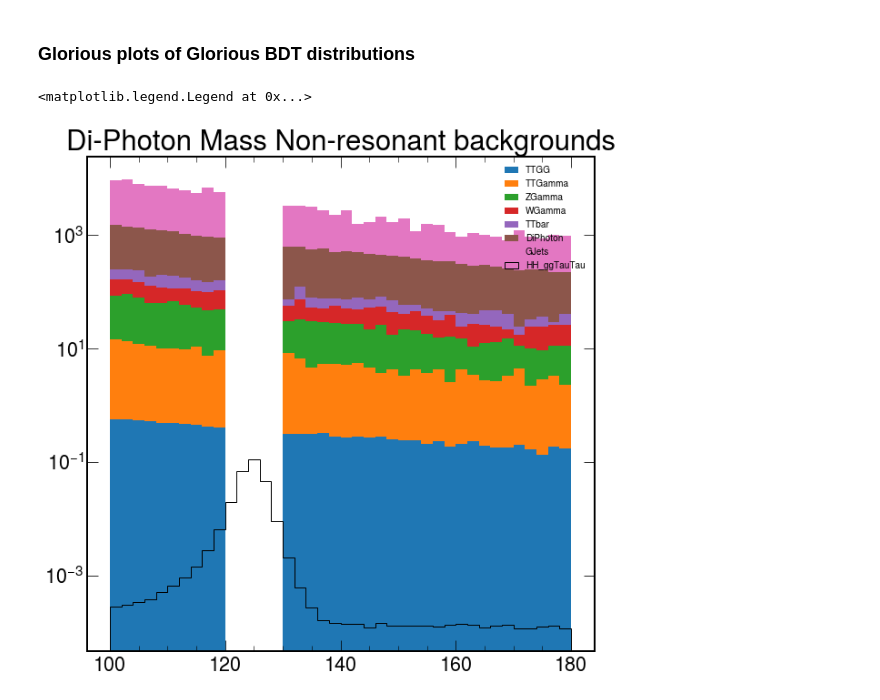
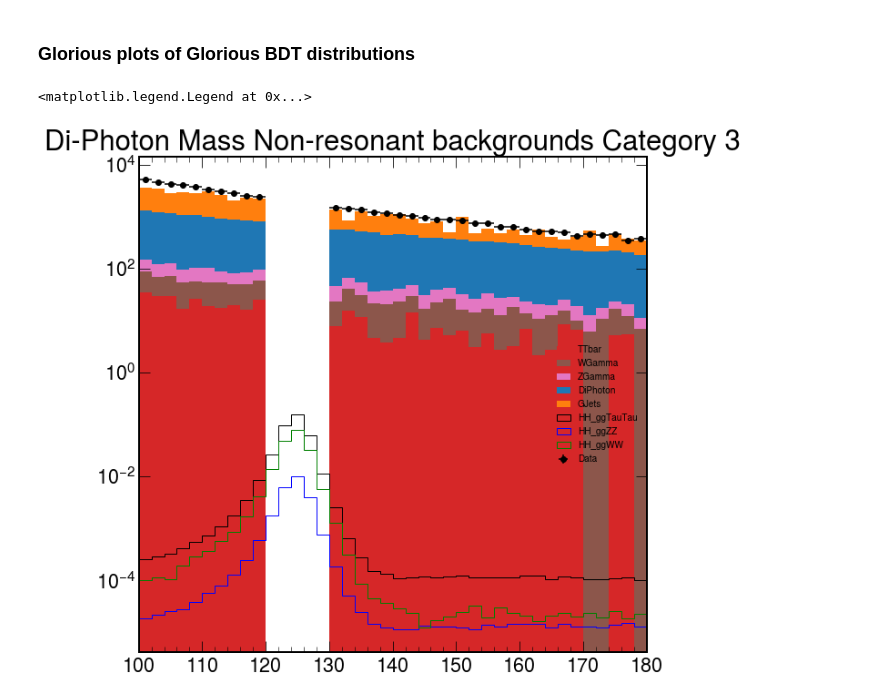
Before and after one commit to bsathian/prototype_looper, a Jupyter notebook: notebooks/Preliminary plots.ipynb, the cells around one changed output. Drawn from its saved outputs; the diff is of its cells as text; code cells hidden in the pictures.

```diff
--- a/notebooks/Preliminary plots.ipynb
+++ b/notebooks/Preliminary plots.ipynb
@@ -35,10 +38,14 @@ array([], dtype=float32)
 # %%
 process_ids = {}
 process_ids["Data"] = 0
+
 process_ids["HH_ggTauTau"] = -1
 process_ids["HH_ggZZ"] = -2
+process_ids["HH_ggZZ_4l"] = -5
+process_ids["HH_ggZZ_2l2q"] = -6
 process_ids["HH_ggWW_dileptonic"] = -3
 process_ids["HH_ggWW_semileptonic"] = -4
+
 process_ids["DiPhoton"] = 3
 process_ids["GJets"] = 8
 process_ids["TTGG"] = 7
@@ -60,6 +67,8 @@ is_resonant["HH_ggTauTau"] = True
 is_resonant["HH_ggZZ"] = True
 is_resonant["HH_ggWW_dileptonic"] = True
 is_resonant["HH_ggWW_semileptonic"] = True
+is_resonant["HH_ggZZ_4l"] = True
+is_resonant["HH_ggZZ_2l2q"] = True
 is_resonant["TTGG"] = False
 is_resonant["TTGamma"] = False
 is_resonant["TTbar"] = False
@@ -69,34 +78,59 @@ is_resonant["ZGamma"] = False
 is_resonant["ttH"] = True
 is_resonant["ggH"] = True
 is_resonant["VBFH"] = True
+# %%
+colors = {}
+colors["Data"] = "k"
+colors["DiPhoton"] = "C0"
+colors["GJets"] = "C1"
+colors["HH_ggTauTau"] = "k"
+colors["HH_ggZZ"] = "b"
+colors["HH_ggWW"] = "g"
+colors["TTbar"] = "C3"
+colors["VH"] = "C4"
+colors["WGamma"] = "C5"
+colors["ZGamma"] = "C6"
+colors["ttH"] = "C7"
+colors["ggH"] = "C8"
+colors["VBFH"] = "C2"
 # %% [markdown]
 ### Glorious plots of Glorious BDT distributions
 # %%
 mgg_binning = "40,100,180" # ROOT convention
 
 mgg_hists = {}
 for process, process_id in process_ids.items():
-    if is_resonant[process] and "HH_ggTauTau" not in process:
+    if is_resonant[process] and "HH_gg" not in process:
         continue
     toFill = df.loc[df["process_id"] == process_id, "mgg"] # select by process, then select the quantity
     weight = df.loc[df["process_id"] == process_id, "weight"]
-    mgg_hists[process] = Hist1D(toFill.values, bins=mgg_binning, label=process, weights=weight)
+    if process in colors:
+        mgg_hists[process] = Hist1D(toFill.values, bins=mgg_binning, label=process, weights=weight, color=colors[process])
+    else:
+        mgg_hists[process] = Hist1D(toFill.values, bins=mgg_binning, label=process, weights=weight)
 
 # plots
 # stack non-signals
-hist_stack = [hist for process, hist in mgg_hists.items() if process != "HH_ggTauTau" and process != "Data"]
+mgg_hists["TTbar"] += mgg_hists["TTGamma"] + mgg_hists["TTGG"]
+
+hist_stack = [hist for process, hist in mgg_hists.items() if "HH_gg" not in process and process != "Data" and "TTG" not in process]
 hist_stack = sorted(hist_stack, key=lambda x: x.integral)
 fig, ax = plt.subplots()
 
 plot_stack(hist_stack, ax=ax, histtype="stepfilled")
- #mgg_hists["Data"].plot(show_errors=True, color="k")
-mgg_hists["HH_ggTauTau"].plot(color="k", histtype="step")
-plt.title("Di-Photon Mass Non-resonant backgrounds")
+mgg_hists["Data"].plot(show_errors=True, color="k")
+
+mgg_hists["HH_ggZZ"] += mgg_hists["HH_ggZZ"] + mgg_hists["HH_ggZZ_4l"] + mgg_hists["HH_ggZZ_2l2q"]
+mgg_hists["HH_ggWW"] = mgg_hists["HH_ggWW_dileptonic"] + mgg_hists["HH_ggWW_semileptonic"]
+mgg_hists["HH_ggTauTau"].plot(color=colors["HH_ggTauTau"], histtype="step")
+mgg_hists["HH_ggZZ"].plot(histtype="step", color=colors["HH_ggZZ"])
+mgg_hists["HH_ggWW"].plot(histtype="step", color=colors["HH_ggWW"], label="HH_ggWW")
+plt.title("Di-Photon Mass Non-resonant backgrounds Category 3")
 ax.set_yscale("log")
 ax.legend(fontsize=10)
 # %% [output]
 <matplotlib.legend.Legend at 0x...>
-[figure, old version]
+[figure, new version]
 # %%
 mgg_binning = "40,100,180" # ROOT convention
 
```
Also changed, not shown: parts of 44 cells of this notebook, 5 other files.
